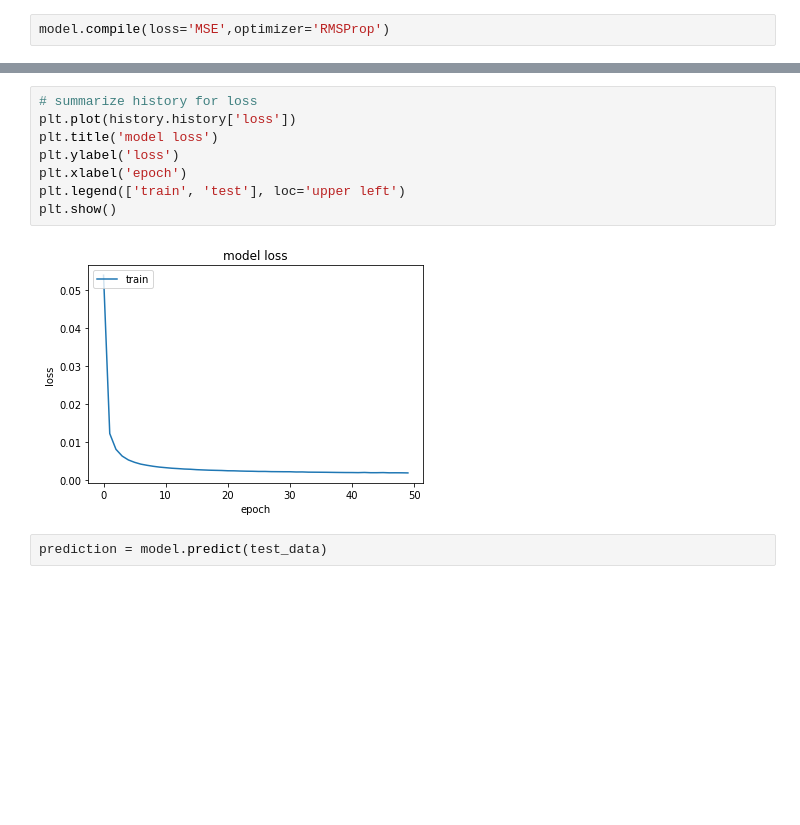
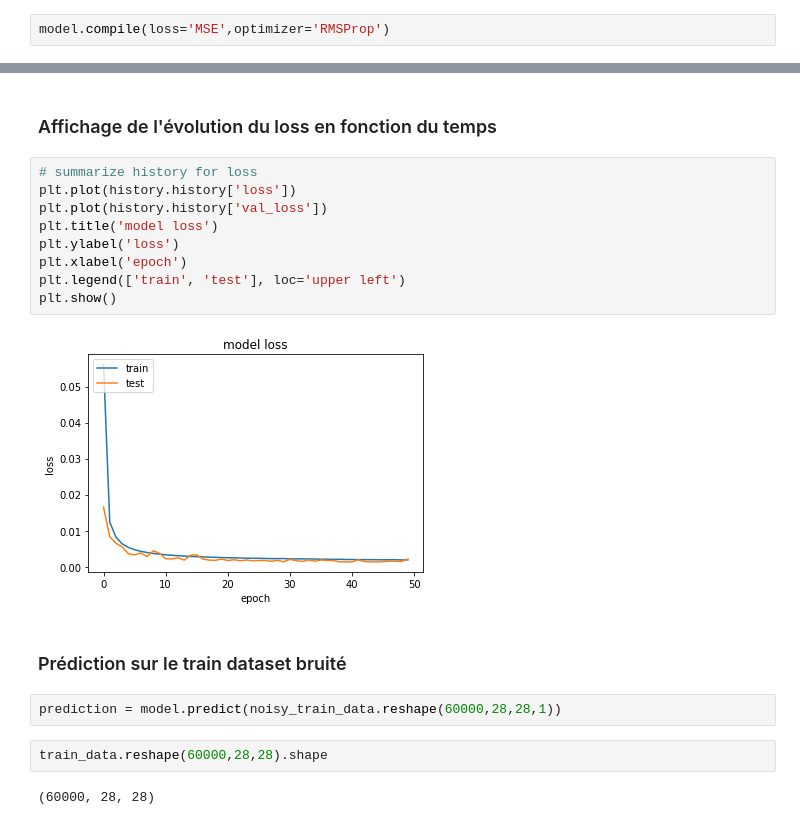
Before and after one commit to Fuzhyon/autocoder_keras, a Jupyter notebook: autoencoder.ipynb, the cells around one changed output, grey strips where cells are left out. Saved outputs shown, nothing was run; the diff lists cells and outputs as text; blank space fills up the shorter version.

```diff
--- a/autoencoder.ipynb
+++ b/autoencoder.ipynb
@@ -179,12 +196,21 @@ Epoch 50/50
+# %% [markdown]
+### Affichage de l'évolution du loss en fonction du temps
 # %%
 # summarize history for loss
 plt.plot(history.history['loss'])
+plt.plot(history.history['val_loss'])
 plt.title('model loss')
 plt.ylabel('loss')
 plt.xlabel('epoch')
 plt.legend(['train', 'test'], loc='upper left')
 plt.show()
 # %% [output]
-[figure, old version]
+[figure, new version]
+# %% [markdown]
+### Prédiction sur le train dataset bruité
 # %%
-prediction = model.predict(test_data)
+prediction = model.predict(noisy_train_data.reshape(60000,28,28,1))
+# %%
+train_data.reshape(60000,28,28).shape
+# %% [output]
+(60000, 28, 28)
```
Also changed, not shown: parts of 15 cells of this notebook.
